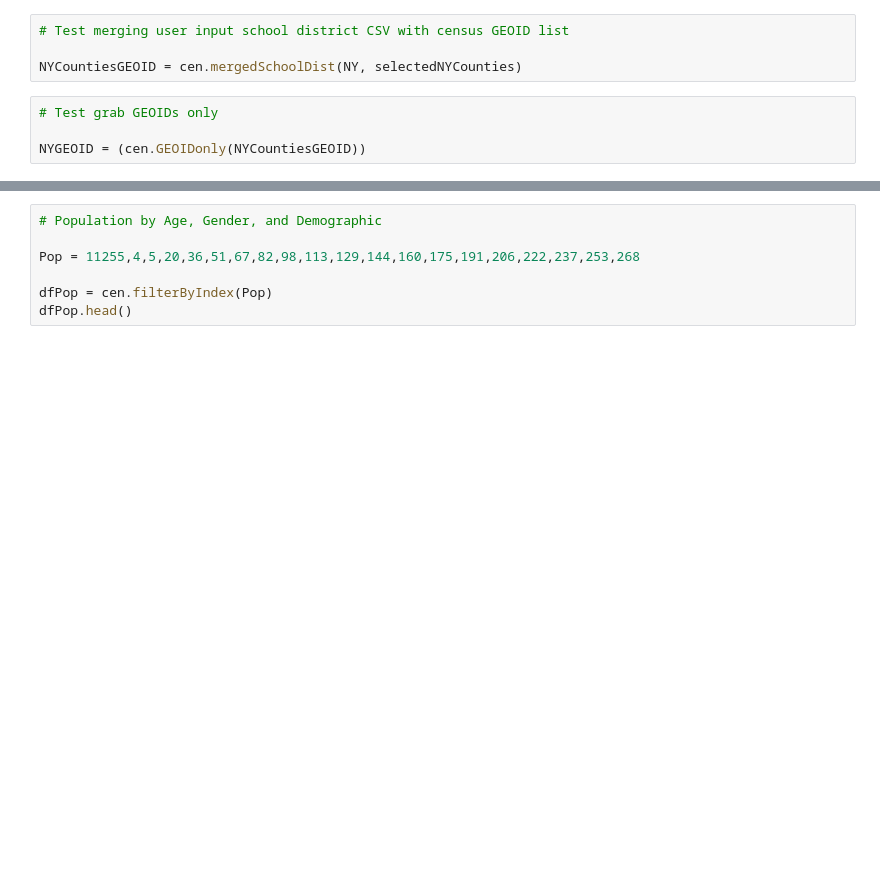
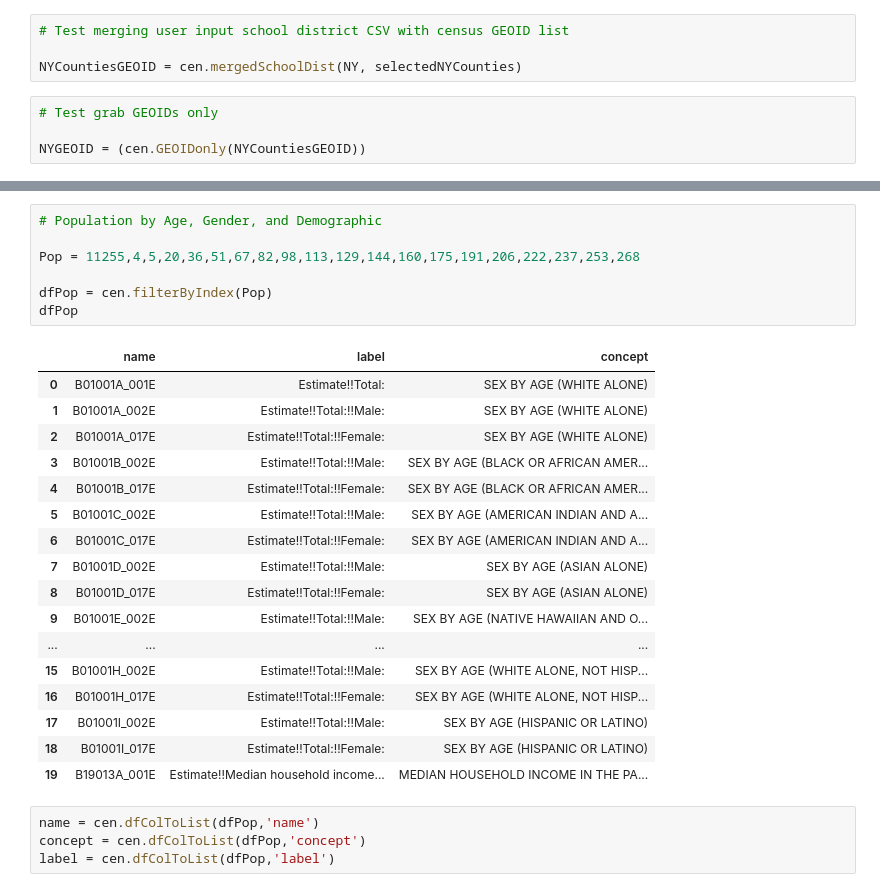
Before and after one commit to pylinet/USCensus, a Jupyter notebook: USCensusNYData-Test.ipynb, the cells around one changed output, grey strips where cells are left out. Cells and saved outputs as stored; diff of their text form; blank space fills up the shorter version.

```diff
--- a/USCensusNYData-Test.ipynb
+++ b/USCensusNYData-Test.ipynb
@@ -52,10 +91,32 @@ cen.detailedTable(selectedDetTabVar,NYGEOID)
 # %%
 # Population by Age, Gender, and Demographic
 
 Pop = 11255,4,5,20,36,51,67,82,98,113,129,144,160,175,191,206,222,237,253,268
 
 dfPop = cen.filterByIndex(Pop)
-dfPop.head()
+dfPop
+# %% [output]
+|  | name | label | concept |
+| 0 | B01001A_001E | Estimate!!Total: | SEX BY AGE (WHITE ALONE) |
+| 1 | B01001A_002E | Estimate!!Total:!!Male: | SEX BY AGE (WHITE ALONE) |
+| 2 | B01001A_017E | Estimate!!Total:!!Female: | SEX BY AGE (WHITE ALONE) |
+| 3 | B01001B_002E | Estimate!!Total:!!Male: | SEX BY AGE (BLACK OR AFRICAN AMER... |
+| 4 | B01001B_017E | Estimate!!Total:!!Female: | SEX BY AGE (BLACK OR AFRICAN AMER... |
+| 5 | B01001C_002E | Estimate!!Total:!!Male: | SEX BY AGE (AMERICAN INDIAN AND A... |
+| 6 | B01001C_017E | Estimate!!Total:!!Female: | SEX BY AGE (AMERICAN INDIAN AND A... |
+| 7 | B01001D_002E | Estimate!!Total:!!Male: | SEX BY AGE (ASIAN ALONE) |
+| 8 | B01001D_017E | Estimate!!Total:!!Female: | SEX BY AGE (ASIAN ALONE) |
+| 9 | B01001E_002E | Estimate!!Total:!!Male: | SEX BY AGE (NATIVE HAWAIIAN AND O... |
+| ... | ... | ... | ... |
+| 15 | B01001H_002E | Estimate!!Total:!!Male: | SEX BY AGE (WHITE ALONE, NOT HISP... |
+| 16 | B01001H_017E | Estimate!!Total:!!Female: | SEX BY AGE (WHITE ALONE, NOT HISP... |
+| 17 | B01001I_002E | Estimate!!Total:!!Male: | SEX BY AGE (HISPANIC OR LATINO) |
+| 18 | B01001I_017E | Estimate!!Total:!!Female: | SEX BY AGE (HISPANIC OR LATINO) |
+| 19 | B19013A_001E | Estimate!!Median household income... | MEDIAN HOUSEHOLD INCOME IN THE PA... |
+# %%
+name = cen.dfColToList(dfPop,'name')
+concept = cen.dfColToList(dfPop,'concept')
+label = cen.dfColToList(dfPop,'label')
 # %%
 nameAsList = cen.nameList(dfPop)
 print(nameAsList)
```
Also changed, not shown: parts of 11 cells of this notebook, 1 other file.
